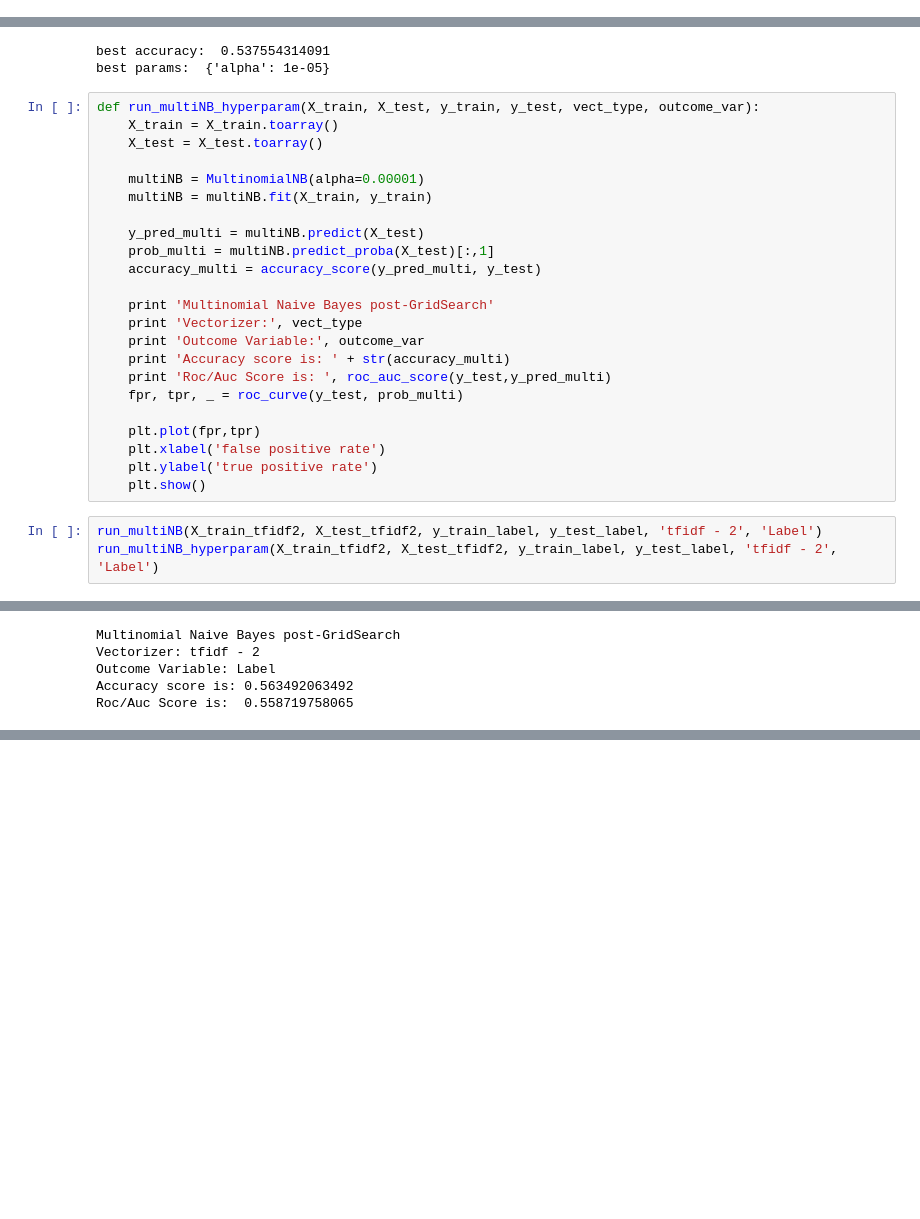
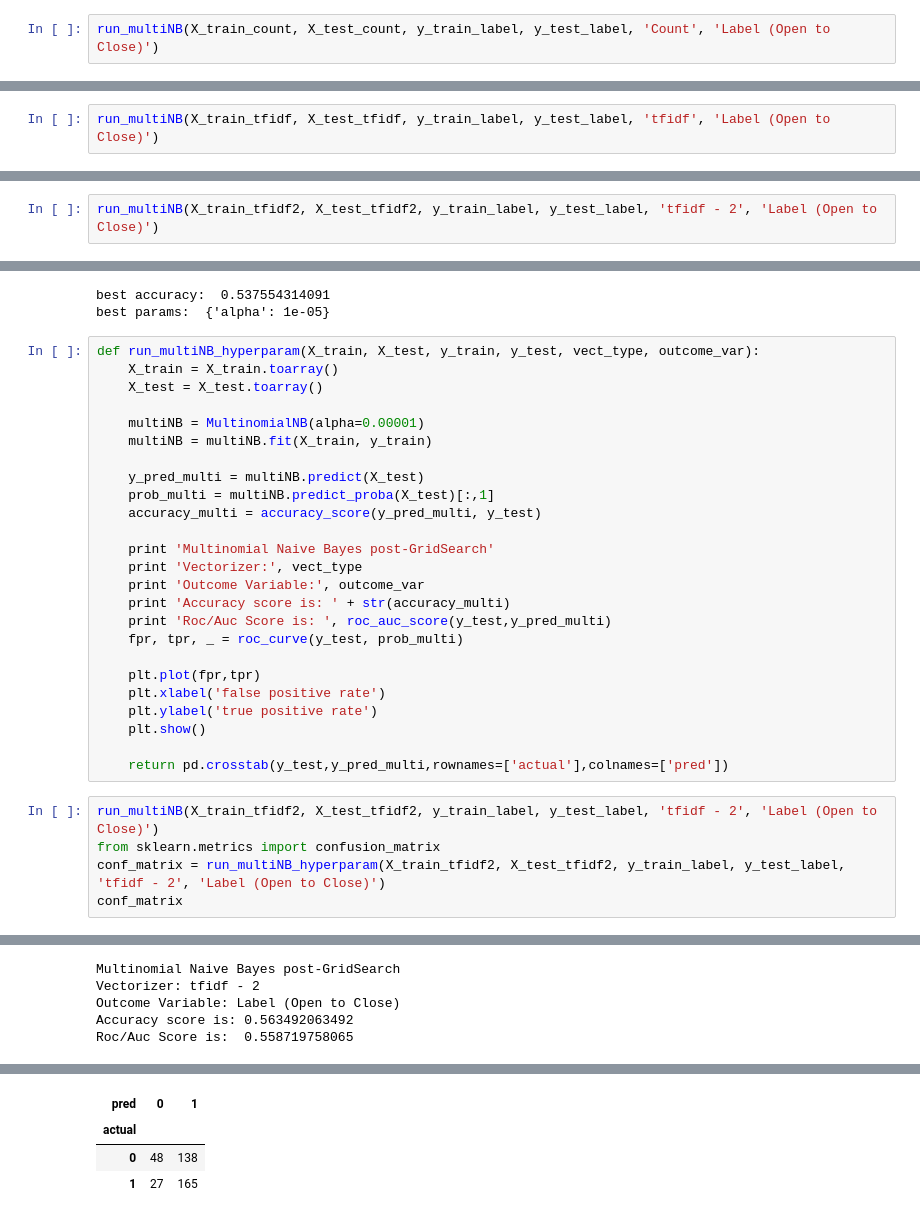
Before and after one commit to ChrisMagnemi/GA_DS_finalProject, a Jupyter notebook: RedditDow_FinalPresentation.ipynb, the cells around one changed output, grey strips where cells are left out. Cells and saved outputs as stored; diff of their text form; blank space fills up the shorter version.

```diff
--- a/RedditDow_FinalPresentation.ipynb
+++ b/RedditDow_FinalPresentation.ipynb
@@ -466,0 +434,2 @@ Roc/Auc Score is:  0.503737715934
+# %%
+run_multiNB(X_train_count, X_test_count, y_train_label, y_test_label, 'Count', 'Label (Open to Close)')
@@ -466,0 +443,2 @@ Roc/Auc Score is:  0.503737715934
+# %%
+run_multiNB(X_train_tfidf, X_test_tfidf, y_train_label, y_test_label, 'tfidf', 'Label (Open to Close)')
@@ -466,0 +452,2 @@ Roc/Auc Score is:  0.503737715934
+# %%
+run_multiNB(X_train_tfidf2, X_test_tfidf2, y_train_label, y_test_label, 'tfidf - 2', 'Label (Open to Close)')
@@ -504,9 +500,13 @@ def run_multiNB_hyperparam(X_train, X_test, y_train, y_test, vect_type, outcome_
     plt.xlabel('false positive rate')
     plt.ylabel('true positive rate')
     plt.show()
+
+    return pd.crosstab(y_test,y_pred_multi,rownames=['actual'],colnames=['pred'])
 # %%
-run_multiNB(X_train_tfidf2, X_test_tfidf2, y_train_label, y_test_label, 'tfidf - 2', 'Label')
-run_multiNB_hyperparam(X_train_tfidf2, X_test_tfidf2, y_train_label, y_test_label, 'tfidf - 2', 'Label')
+run_multiNB(X_train_tfidf2, X_test_tfidf2, y_train_label, y_test_label, 'tfidf - 2', 'Label (Open to Close)')
+from sklearn.metrics import confusion_matrix
+conf_matrix = run_multiNB_hyperparam(X_train_tfidf2, X_test_tfidf2, y_train_label, y_test_label, 'tfidf - 2', 'Label (Open to Close)')
+conf_matrix
 # %% [output]
 Multinomial Naive Bayes
 Vectorizer: tfidf - 2
@@ -514,9 +514,13 @@ Outcome Variable: Label
 Accuracy score is: 0.550264550265
 Roc/Auc Score is:  0.544858870968
 [figure]
 Multinomial Naive Bayes post-GridSearch
 Vectorizer: tfidf - 2
-Outcome Variable: Label
+Outcome Variable: Label (Open to Close)
 Accuracy score is: 0.563492063492
 Roc/Auc Score is:  0.558719758065
 [figure]
+| pred | 0 | 1 |
+| actual |  |  |
+| 0 | 48 | 138 |
+| 1 | 27 | 165 |
```
Also changed, not shown: parts of 42 cells of this notebook.
